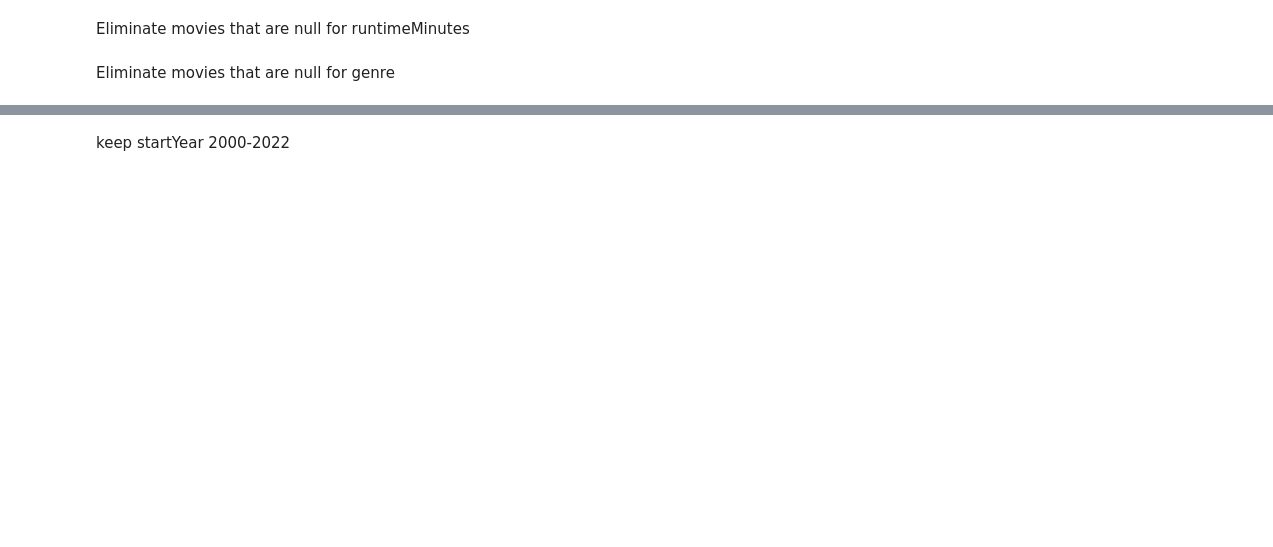
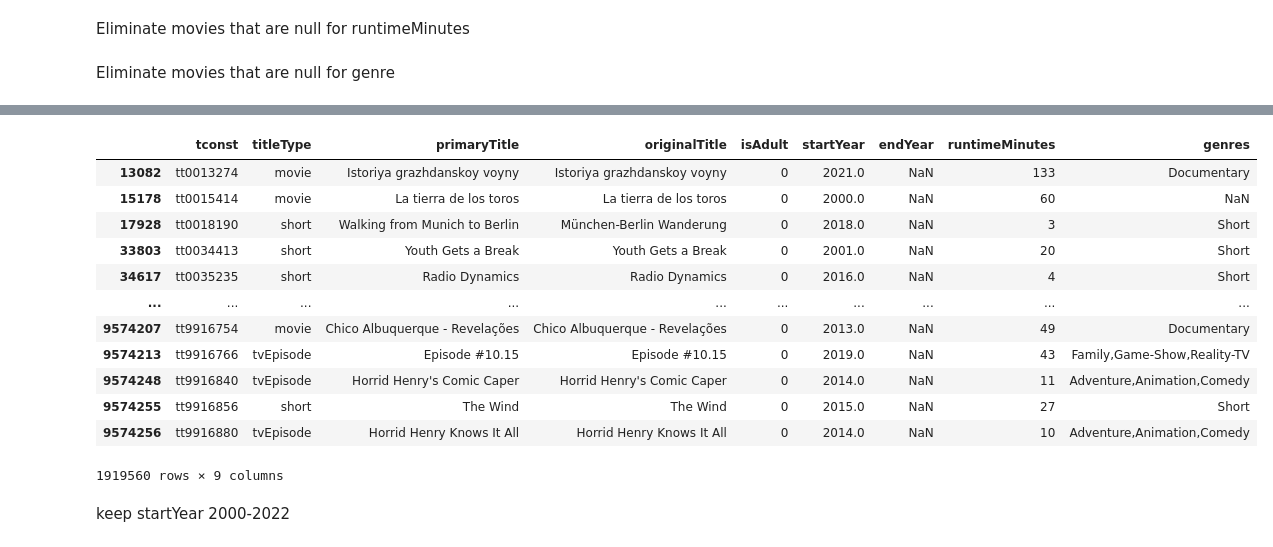
Before and after one commit to ahmadalmasri270/Project_3, a Jupyter notebook: project_3.ipynb, the cells around one changed output, grey strips where cells are left out. Saved outputs shown, nothing was run; the diff lists cells and outputs as text; code cells hidden in the pictures; blank space fills up the shorter version.

```diff
--- a/project_3.ipynb
+++ b/project_3.ipynb
@@ -114,3 +114,3 @@ genres                  0
 dtype: int64
 # %%
-basics = basics[basics['startYear'] > '20000-01-01']
+basics.info()
@@ -117,3 +155,20 @@ basics = basics[basics['startYear'] > '20000-01-01']
+# %%
+basics = basics[basics['startYear'] >= 2000]
+basics
+# %% [output]
+|  | tconst | titleType | primaryTitle | originalTitle | isAdult | startYear | endYear | runtimeMinutes | genres |
+| 13082 | tt0013274 | movie | Istoriya grazhdanskoy voyny | Istoriya grazhdanskoy voyny | 0 | 2021.0 | NaN | 133 | Documentary |
+| 15178 | tt0015414 | movie | La tierra de los toros | La tierra de los toros | 0 | 2000.0 | NaN | 60 | NaN |
+| 17928 | tt0018190 | short | Walking from Munich to Berlin | München-Berlin Wanderung | 0 | 2018.0 | NaN | 3 | Short |
+| 33803 | tt0034413 | short | Youth Gets a Break | Youth Gets a Break | 0 | 2001.0 | NaN | 20 | Short |
+| 34617 | tt0035235 | short | Radio Dynamics | Radio Dynamics | 0 | 2016.0 | NaN | 4 | Short |
+| ... | ... | ... | ... | ... | ... | ... | ... | ... | ... |
+| 9574207 | tt9916754 | movie | Chico Albuquerque - Revelações | Chico Albuquerque - Revelações | 0 | 2013.0 | NaN | 49 | Documentary |
+| 9574213 | tt9916766 | tvEpisode | Episode #10.15 | Episode #10.15 | 0 | 2019.0 | NaN | 43 | Family,Game-Show,Reality-TV |
+| 9574248 | tt9916840 | tvEpisode | Horrid Henry's Comic Caper | Horrid Henry's Comic Caper | 0 | 2014.0 | NaN | 11 | Adventure,Animation,Comedy |
+| 9574255 | tt9916856 | short | The Wind | The Wind | 0 | 2015.0 | NaN | 27 | Short |
+| 9574256 | tt9916880 | tvEpisode | Horrid Henry Knows It All | Horrid Henry Knows It All | 0 | 2014.0 | NaN | 10 | Adventure,Animation,Comedy |
+1919560 rows × 9 columns
 # %% [markdown]
 keep startYear 2000-2022
 # %%
```
Also changed, not shown: parts of 20 cells of this notebook.
